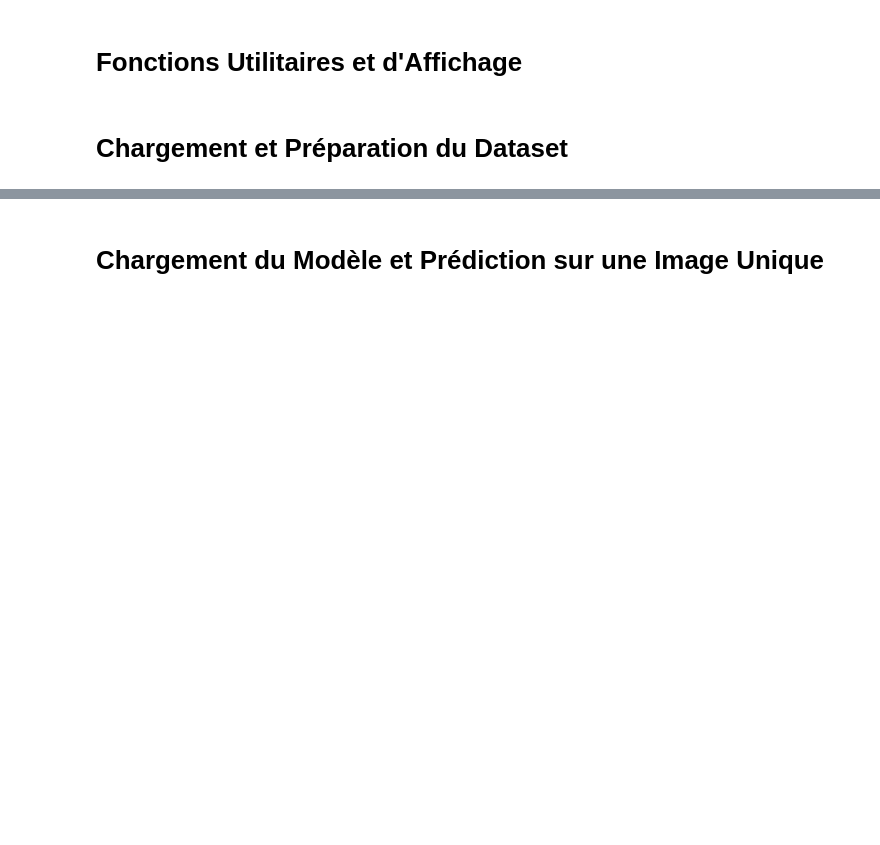
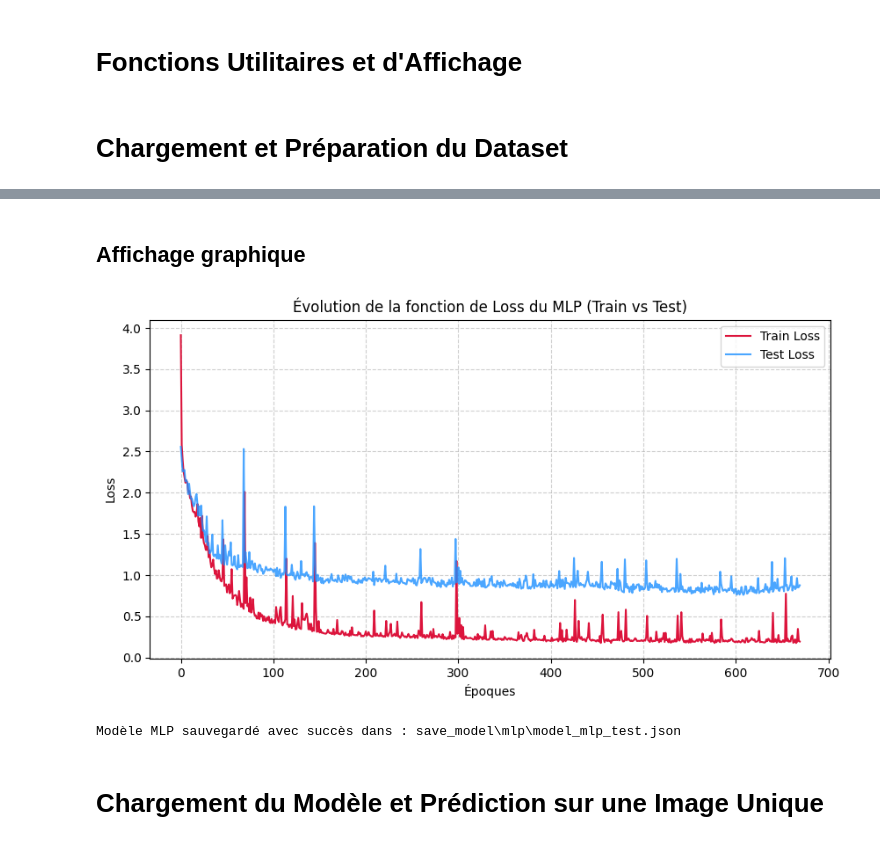
Before and after one commit to StarNova2/Annual-Project-ESGI, a Jupyter notebook: project/PythonProject/[Notebook] Test_mlp.ipynb, the cells around one changed output, grey strips where cells are left out. Saved outputs shown, nothing was run; the diff lists cells and outputs as text; code cells hidden in the pictures; blank space fills up the shorter version.

```diff
--- a/project/PythonProject/[Notebook] Test_mlp.ipynb
+++ b/project/PythonProject/[Notebook] Test_mlp.ipynb
@@ -148,3 +142,38 @@ Modèle MLP sauvegardé avec succès dans : save_model\mlp\model_mlp_test.json
+# %% [markdown]
+## Affichage graphique
+# %%
+# Affichage du graphique
+if len(historique_perte_train) > 0:
+    plt.figure(figsize=(10, 5))
+
+    # Courbe d'entraînement
+    plt.plot(historique_perte_train, label="Train Loss", color="crimson")
+    # Courbe de test
+    plt.plot(historique_perte_test, label="Test Loss", color="dodgerblue", alpha=0.8)
+
+    plt.title("Évolution de la fonction de Loss du MLP (Train vs Test)")
+    plt.xlabel("Époques")
+    plt.ylabel("Loss")
+    plt.grid(True, linestyle="--", alpha=0.6)
+    plt.legend()
+    plt.show()
+else:
+    print("L'historique du loss est vide.")
+
+# Sauvegarde du modèle entraîné avant la libération de la mémoire
+mlp.class_names = bundle.class_names
+dossier_sauvegarde = Path("save_model/mlp")
+dossier_sauvegarde.mkdir(exist_ok=True)
+chemin_modele = dossier_sauvegarde / "model_mlp_test.json"
+
+mlp.save(str(chemin_modele), extra_hparams={"accuracy": accuracy_obtenue, "steps": total_steps})
+print(f"Modèle MLP sauvegardé avec succès dans : {chemin_modele}")
+
+# Libération de la mémoire allouée côté Rust
+mlp.close()
+# %% [output]
+[figure, added]
+Modèle MLP sauvegardé avec succès dans : save_model\mlp\model_mlp_test.json
 # %% [markdown]
 # Chargement du Modèle et Prédiction sur une Image Unique
 # %%
```
Also changed, not shown: parts of 5 cells of this notebook, 21 other files.
